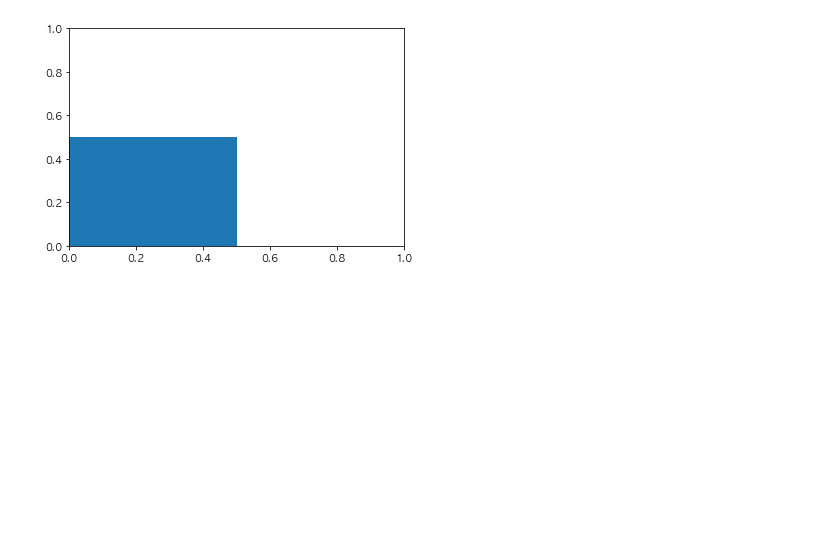
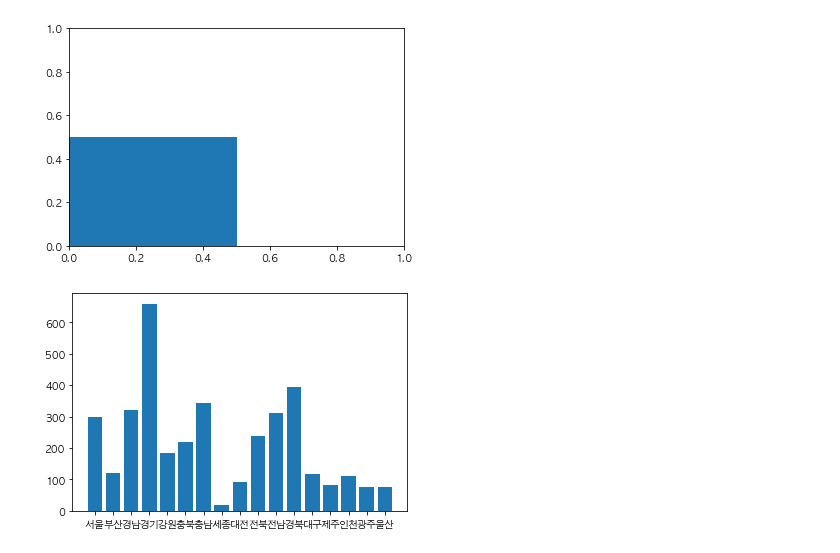
Before and after one commit to Be-beee/daegu-ai-school, a Jupyter notebook: 03_Libraries/matplotlib_2.ipynb, the cells around one changed output. Drawn from its saved outputs; the diff is of its cells as text; code cells hidden in the pictures; blank space fills up the shorter version.

```diff
--- a/03_Libraries/matplotlib_2.ipynb
+++ b/03_Libraries/matplotlib_2.ipynb
@@ -99,0 +104,30 @@ ax.add_patch(r)
+# %%
+csv_file = './assets2/도로교통공단_전국_사망교통사고정보.csv'
+ncity = dict()
+
+with open(csv_file, 'rt', encoding='euc-kr') as f:
+    fcsv = csv.DictReader(f)
+
+    for row in fcsv:
+        city = row['발생지시도']
+
+        if city not in ncity:
+            ncity[city] = 1
+        else:
+            ncity[city] += 1
+
+    x_names = list()
+    y = list()
+
+    for city, n in ncity.items():
+        x_names.append(city)
+        y.append(n)
+
+    x = range(len(y))
+
+    plt.rc('font', family='AppleGothic')
+    plt.bar(x, y)
+    plt.xticks(x, x_names)
+    plt.show()
+# %% [output]
+[figure, added]
```
Also changed, not shown: parts of 4 cells of this notebook, 2 other files.
